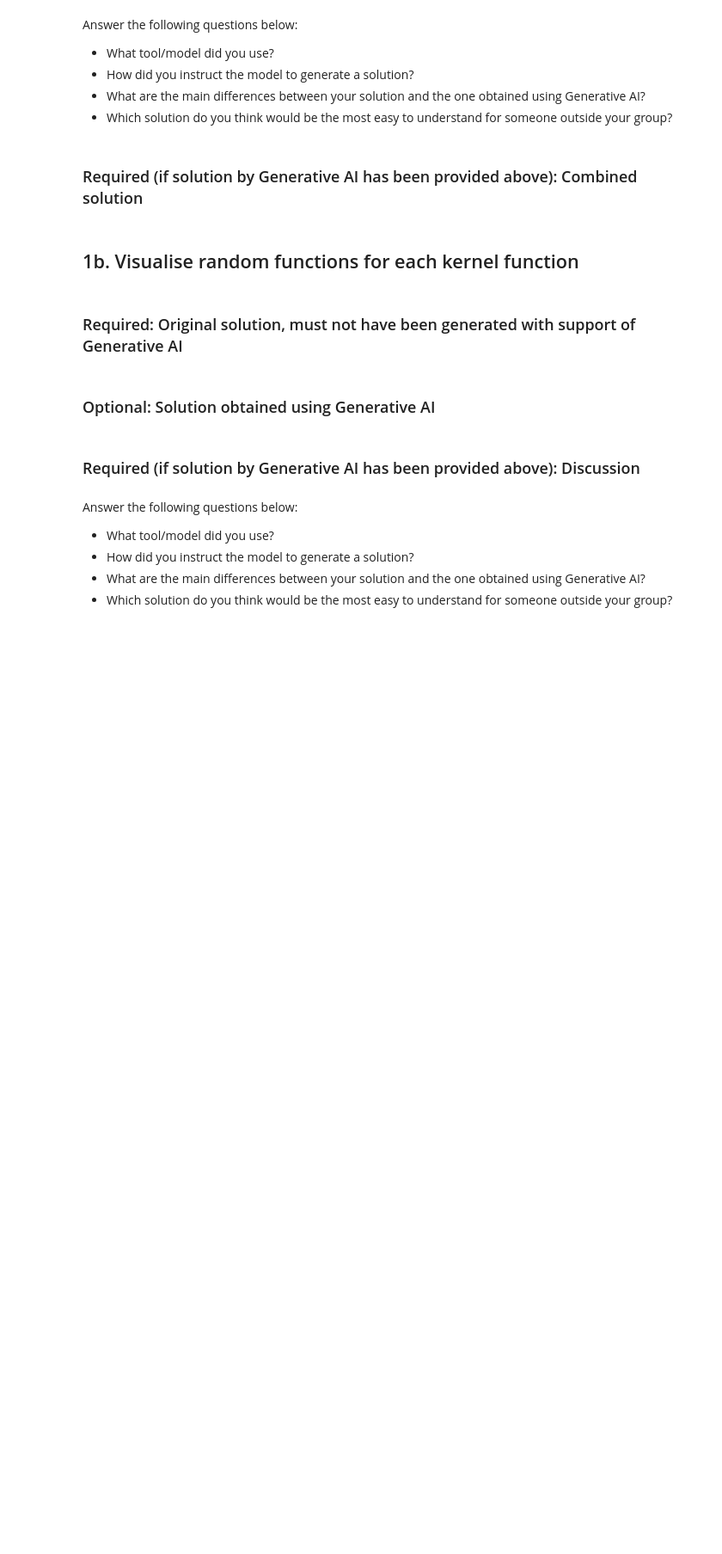
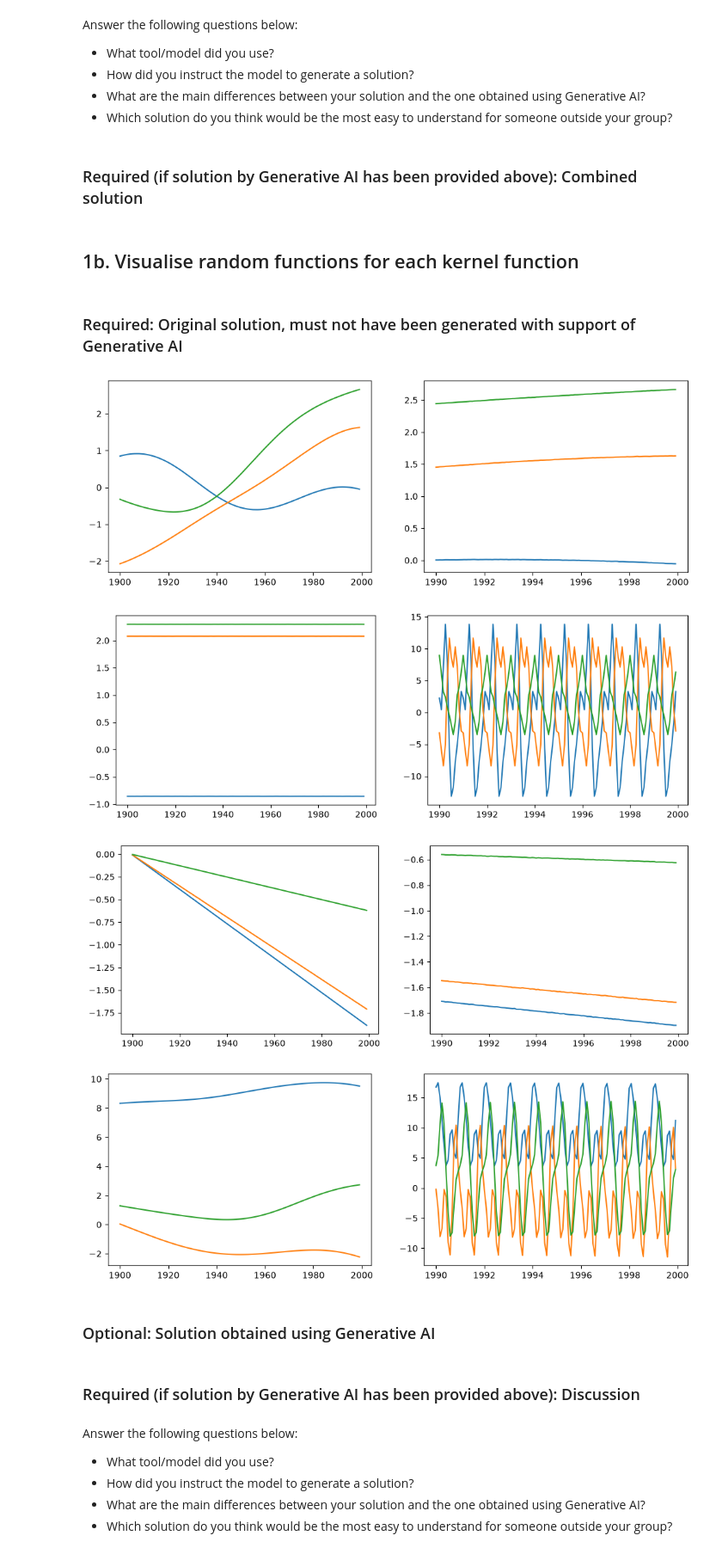
Before and after one commit to Bern4rdR/data-science, a Jupyter notebook: Assignment 3/Assignment 3.ipynb, the cells around one changed output. Shown at 86% size. Saved outputs shown, nothing was run; the diff lists cells and outputs as text; code cells hidden in the pictures; blank space fills up the shorter version.

```diff
--- a/Assignment 3/Assignment 3.ipynb
+++ b/Assignment 3/Assignment 3.ipynb
@@ -256,22 +301,66 @@ plt.show()
 # %%
 # Complete the code below to visualise random functions from each kernel.
 #
 # Draw three random functions for each kernel for the years 1900 to 2000 and show their annual means (left) and
 # their monthly function values for the last 10 years, 1990 to 1999 (right).
 #
 # Hint 1: Use a random seed to ensure comparability with np.random.default_rng
 #
 # Hint 2: To draw a random function from a kernel, evaluated at the time points t_draw, assume a vector f of function values
 #         that is jointly Gaussian, f ~ N(0, K) with K = kernel(t_draw, t_draw)
 #
 # Hint 3: NumPy can only draw independent standard normal values, z ~ N(0, I). Use reparameterization to compute random
 #         draws from a Gaussian distribution with a different mean and covariance.
 #
 # Hint 4: Adding a very small value (a "jitter", e.g. 1e-6) to the diagonal of K makes the matrix decomposition
 #         numerically stable.
 #
 # Hint 5: You can do matrix multiplication in numpy using @, i.e., f = L @ z.
 #
+rng = np.random.default_rng(348976938476269)
+
+def get_random_kernel(kernel, points=1200):
+    t_draw = np.array([1900 + i/12 for i in range(points)])
+    K = kernel(t_draw, t_draw)
+    # jitter
+    for i in range(points):
+        K[i, i] += 1e-6
+    L = np.linalg.cholesky(K)
+    z = rng.standard_normal(points)
+    f = L@z
+    return f
+
+def annual_means(f: np.array):
+    return f.reshape(100, 12).mean(axis=1)
+
+def monthly(f: np.array):
+    return f[90*12:]
+
+def visualize_random_kernel(kernel):
+    annuals = []
+    monthlies = []
+    for i in range(3):
+        f = get_random_kernel(kernel)
+        am = annual_means(f)
+        mon = monthly(f)
+        annuals.append(am)
+        monthlies.append(mon)
+    # plotting below
+    fig, (left, right) = plt.subplots(1, 2, figsize=(12, 4))
+    for y in annuals:
+        left.plot([i for i in range(1900, 2000)], y)
+    for y in monthlies:
+        right.plot([1990 + i/12 for i in range(120)] , y)
+
+visualize_random_kernel(se_kernel)
+visualize_random_kernel(periodic_kernel)
+visualize_random_kernel(linear_kernel)
+visualize_random_kernel(combined_kernel)
+# %% [output]
+[figure, added]
+[figure, added]
+[figure, added]
+[figure, added]
 # %% [markdown]
 ### Optional: Solution obtained using Generative AI
 # %%
```
Also changed, not shown: parts of 5 cells of this notebook, 3 other files.
